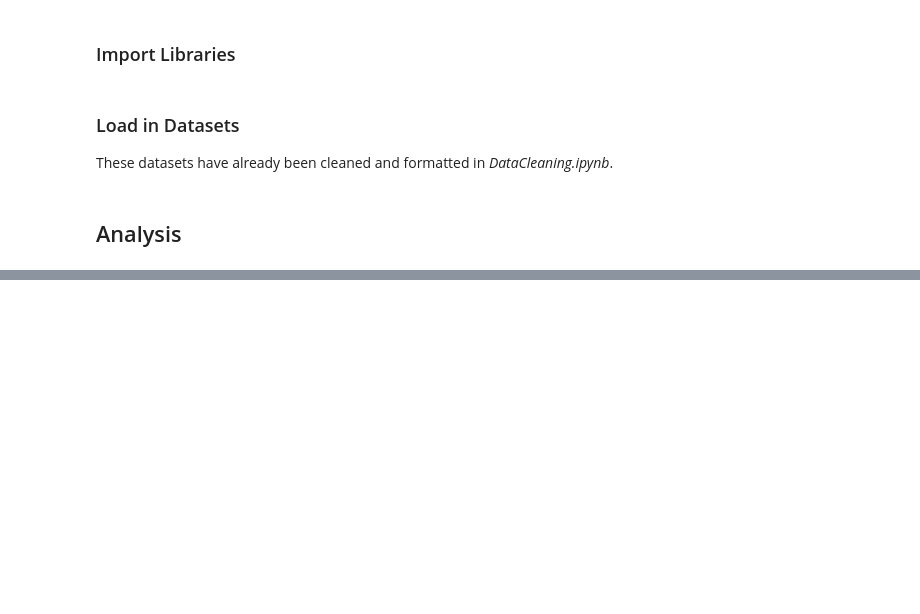
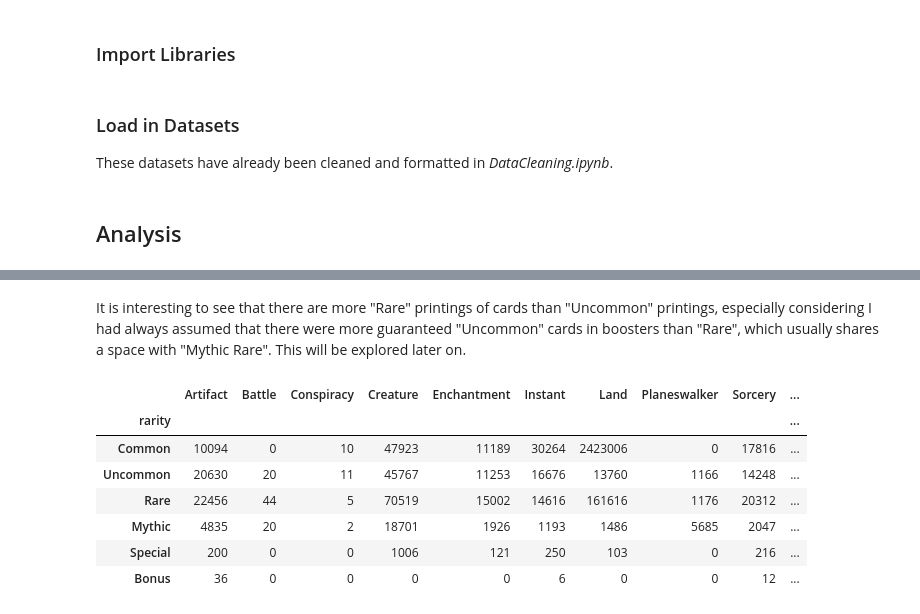
Before and after one commit to akingsley319/mtg_project, a Jupyter notebook: notebooks/EDA.ipynb, the cells around one changed output, grey strips where cells are left out. Drawn from its saved outputs; the diff is of its cells as text; code cells hidden in the pictures; blank space fills up the shorter version.

```diff
--- a/notebooks/EDA.ipynb
+++ b/notebooks/EDA.ipynb
@@ -36,0 +77,13 @@ Sets = pd.read_csv(os.path.join(DIR_PATH, "Sets.csv"))
+# %% [markdown]
+It is interesting to see that there are more "Rare" printings of cards than "Uncommon" printings, especially considering I had always assumed that there were more guaranteed "Uncommon" cards in boosters than "Rare", which usually shares a space with "Mythic Rare". This will be explored later on.
+# %%
+card_type_rarity
+# %% [output]
+|  | Artifact | Battle | Conspiracy | Creature | Enchantment | Instant | Land | Planeswalker | Sorcery | ... |
+| rarity |  |  |  |  |  |  |  |  |  | ... |
+| Common | 10094 | 0 | 10 | 47923 | 11189 | 30264 | 2423006 | 0 | 17816 | ... |
+| Uncommon | 20630 | 20 | 11 | 45767 | 11253 | 16676 | 13760 | 1166 | 14248 | ... |
+| Rare | 22456 | 44 | 5 | 70519 | 15002 | 14616 | 161616 | 1176 | 20312 | ... |
+| Mythic | 4835 | 20 | 2 | 18701 | 1926 | 1193 | 1486 | 5685 | 2047 | ... |
+| Special | 200 | 0 | 0 | 1006 | 121 | 250 | 103 | 0 | 216 | ... |
+| Bonus | 36 | 0 | 0 | 0 | 0 | 6 | 0 | 0 | 12 | ... |
```
Also changed, not shown: parts of 9 cells of this notebook, 1 other file.
